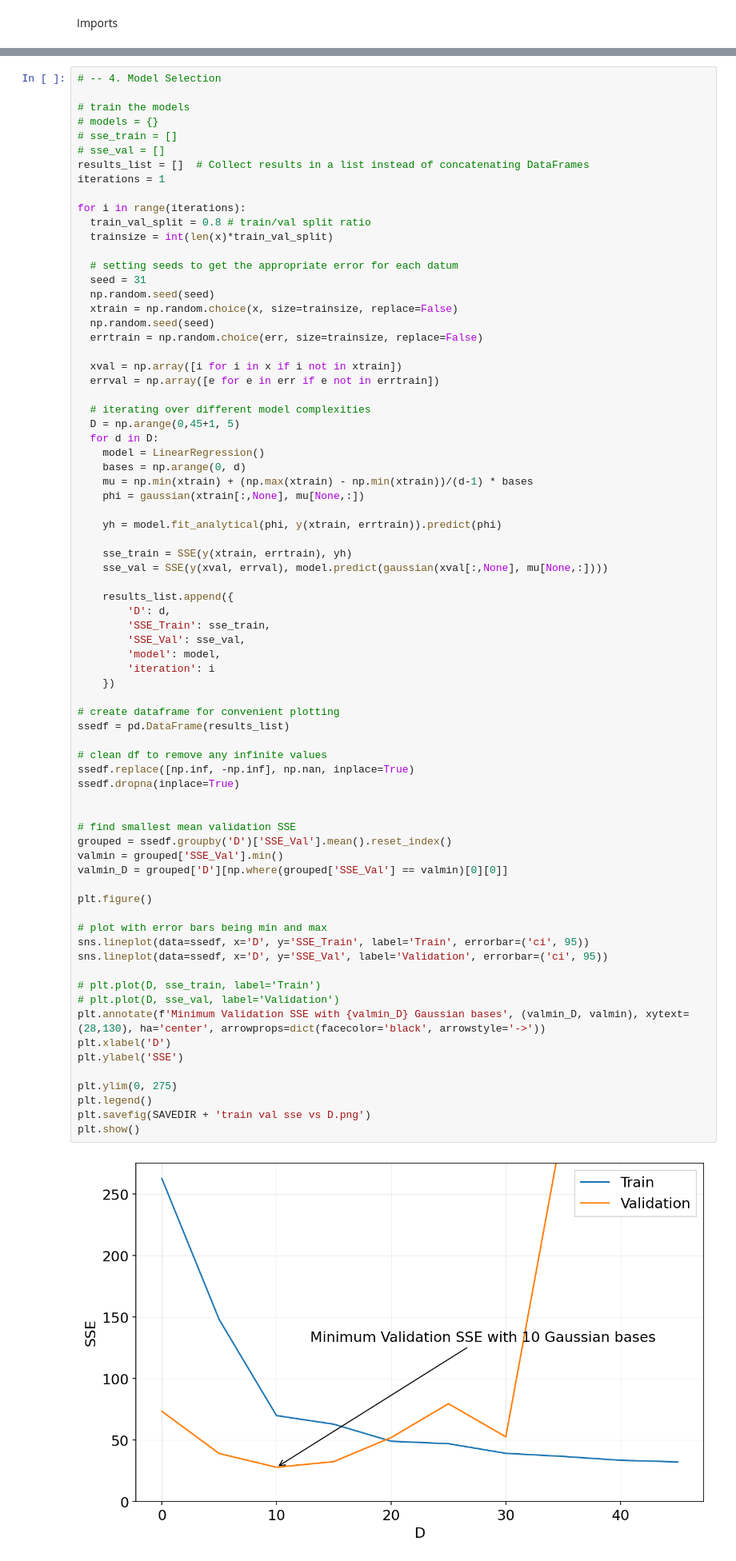
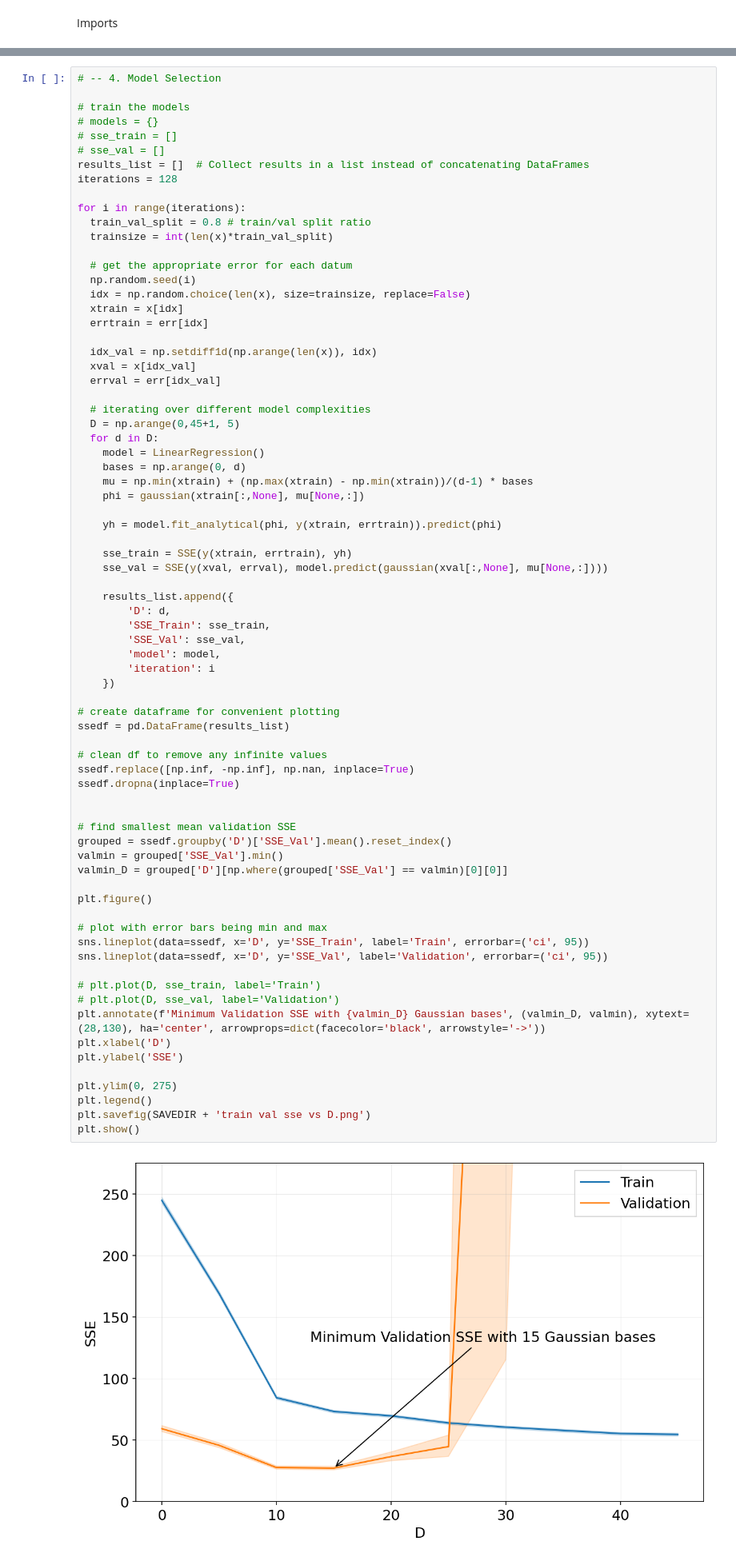
Before and after one commit to audrey352/PHYS551, a Jupyter notebook: Assignment2/A2_notebook.ipynb, the cells around one changed output, grey strips where cells are left out. Shown at 80% size. Cells and saved outputs as stored; diff of their text form.

Commit message:
Saving plots. Improved task 1

```diff
--- a/Assignment2/A2_notebook.ipynb
+++ b/Assignment2/A2_notebook.ipynb
@@ -217,21 +217,21 @@ plt.show()
 # sse_train = []
 # sse_val = []
 results_list = []  # Collect results in a list instead of concatenating DataFrames
-iterations = 1
+iterations = 128
 
 for i in range(iterations):
   train_val_split = 0.8 # train/val split ratio
   trainsize = int(len(x)*train_val_split)
 
-  # setting seeds to get the appropriate error for each datum
-  seed = 31
-  np.random.seed(seed)
-  xtrain = np.random.choice(x, size=trainsize, replace=False)
-  np.random.seed(seed)
-  errtrain = np.random.choice(err, size=trainsize, replace=False)
+  # get the appropriate error for each datum
+  np.random.seed(i)
+  idx = np.random.choice(len(x), size=trainsize, replace=False)
+  xtrain = x[idx]
+  errtrain = err[idx]
 
-  xval = np.array([i for i in x if i not in xtrain])
-  errval = np.array([e for e in err if e not in errtrain])
+  idx_val = np.setdiff1d(np.arange(len(x)), idx)
+  xval = x[idx_val]
+  errval = err[idx_val]
 
   # iterating over different model complexities
   D = np.arange(0,45+1, 5)
@@ -257,31 +257,31 @@ for i in range(iterations):
 # create dataframe for convenient plotting
 ssedf = pd.DataFrame(results_list)
 
 # clean df to remove any infinite values
 ssedf.replace([np.inf, -np.inf], np.nan, inplace=True)
 ssedf.dropna(inplace=True)
 
 
 # find smallest mean validation SSE
 grouped = ssedf.groupby('D')['SSE_Val'].mean().reset_index()
 valmin = grouped['SSE_Val'].min()
 valmin_D = grouped['D'][np.where(grouped['SSE_Val'] == valmin)[0][0]]
 
 plt.figure()
 
 # plot with error bars being min and max
 sns.lineplot(data=ssedf, x='D', y='SSE_Train', label='Train', errorbar=('ci', 95))
 sns.lineplot(data=ssedf, x='D', y='SSE_Val', label='Validation', errorbar=('ci', 95))
 
 # plt.plot(D, sse_train, label='Train')
 # plt.plot(D, sse_val, label='Validation')
 plt.annotate(f'Minimum Validation SSE with {valmin_D} Gaussian bases', (valmin_D, valmin), xytext=(28,130), ha='center', arrowprops=dict(facecolor='black', arrowstyle='->'))
 plt.xlabel('D')
 plt.ylabel('SSE')
 
 plt.ylim(0, 275)
 plt.legend()
 plt.savefig(SAVEDIR + 'train val sse vs D.png')
 plt.show()
 # %% [output]
-[figure, old version]
+[figure, new version]
```
Also changed, not shown: parts of 5 cells of this notebook, 5 other files.
